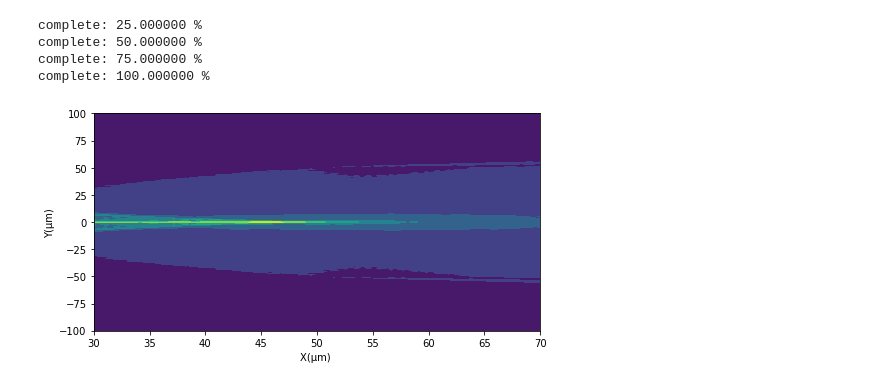
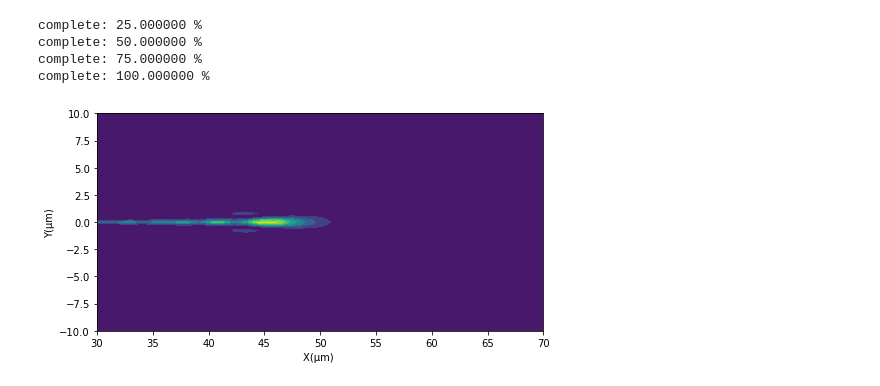
Before and after one commit to yesunhuang/Optics_Toolbox_In_Python, a Jupyter notebook: notebooks/DiffractionProblems.ipynb, the cells around one changed output. Saved outputs shown, nothing was run; the diff lists cells and outputs as text; code cells hidden in the pictures.

```diff
--- a/notebooks/DiffractionProblems.ipynb
+++ b/notebooks/DiffractionProblems.ipynb
@@ -227,6 +228,6 @@ complete: 100.000000 %
 # %%
 zyrange=[[30,70],[-actual_Size/2,actual_Size/2]]
 # rescale the intensity
-displace_2d(np.power(I_zy,0.2),labels,zyrange,figureSize=(8,4))
+displace_2d(I_zy,labels,zyrange,figureSize=(8,4),xylim=[[30,70],[-10,10]])
 # %% [output]
-[figure, old version]
+[figure, new version]
```
Also changed, not shown: parts of 2 cells of this notebook.
